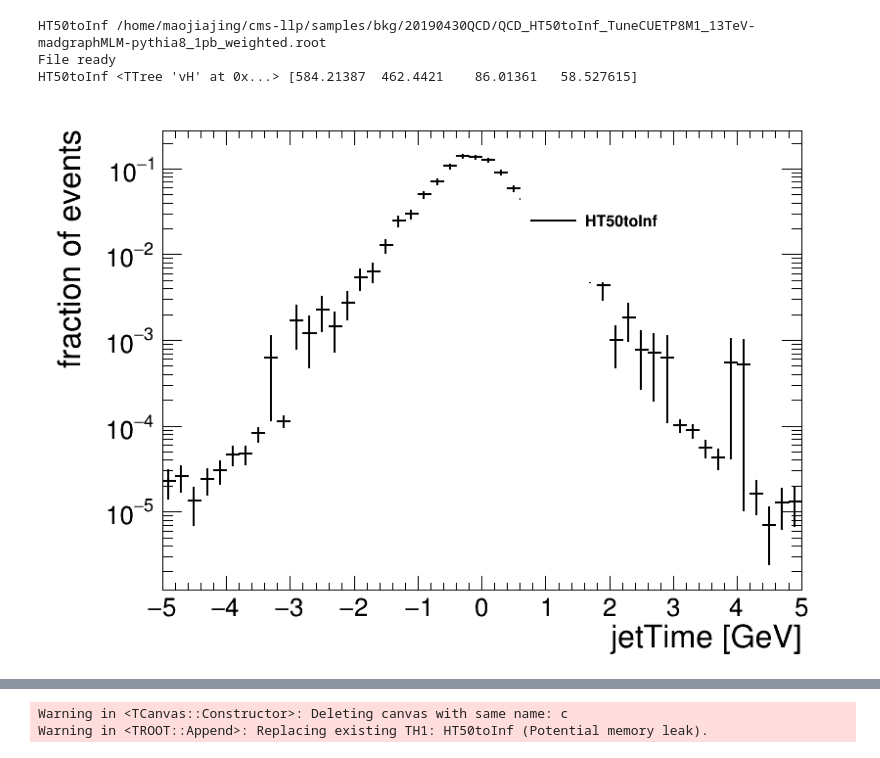
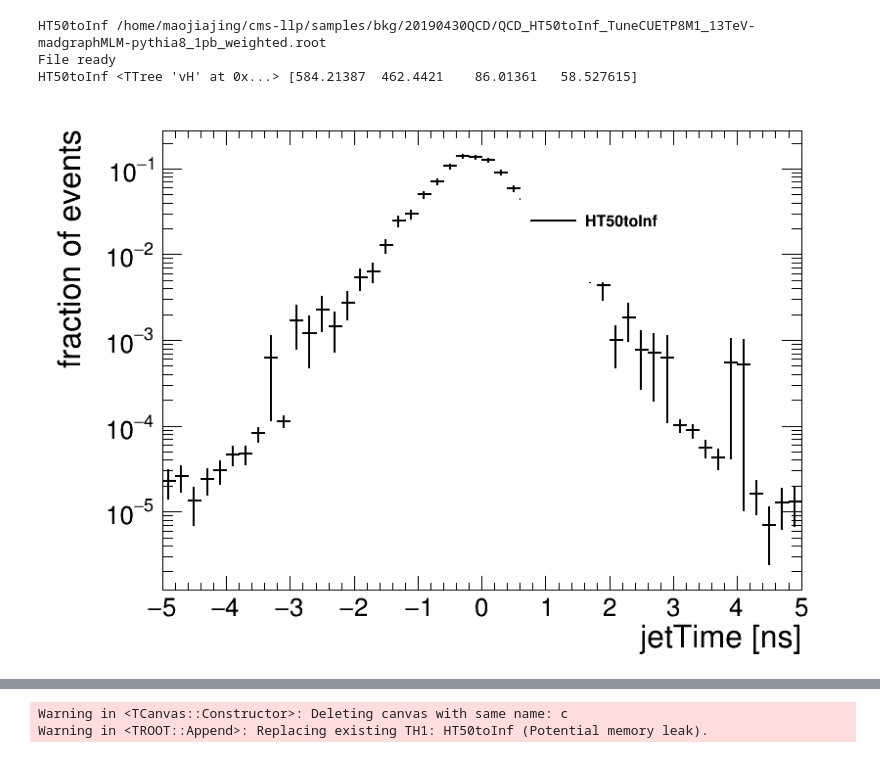
Before and after one commit to cms-lpc-llp/delayed_jet_analyzer, a Jupyter notebook: plot_scripts/event_selection/QCD_Inclusive_timing_study.ipynb, the cells around one changed output, grey strips where cells are left out. Drawn from its saved outputs; the diff is of its cells as text; code cells hidden in the pictures.

```diff
--- a/plot_scripts/event_selection/QCD_Inclusive_timing_study.ipynb
+++ b/plot_scripts/event_selection/QCD_Inclusive_timing_study.ipynb
@@ -59,29 +59,29 @@ HT50toInf <TTree 'vH' at 0x...> [584.21387  462.4421    86.01361   58.527615]
 # %%
 # plot leading jet time
 c = rt.TCanvas('c','c', 800, 600)
 leg = rt.TLegend(0.62,0.68,0.95,0.90);
 leg.SetTextSize(0.03)
 rt.gStyle.SetOptStat(0000)
 i = 0
 
 jetTime = tree['jetTime'].array()
 weight = tree['weight'].array()
 t = jetTime[:,0]
-ht0 = create_TH1D( t, axis_title=['jetTime [GeV]', 'fraction of events'], name=HT, binning=[50,-5,5],weights = weight)
+ht0 = create_TH1D( t, axis_title=['jetTime [ns]', 'fraction of events'], name=HT, binning=[50,-5,5],weights = weight)
 ht0.SetLineColor(std_color_list[i])
 ht0.SetMarkerColor(std_color_list[i])
 
 
 leg.AddEntry(ht0,HT)
 leg.SetBorderSize(0)
 
 ht0.DrawNormalized('')
 
 leg.Draw()
 c.SetLogy()
 c.Draw()
 # %% [output]
-[figure, old version]
+[figure, new version]
 # %%
 # plot subleading jet time
 c = rt.TCanvas('c','c', 800, 600)
```
Also changed, not shown: parts of 6 cells of this notebook, 1 other file.
